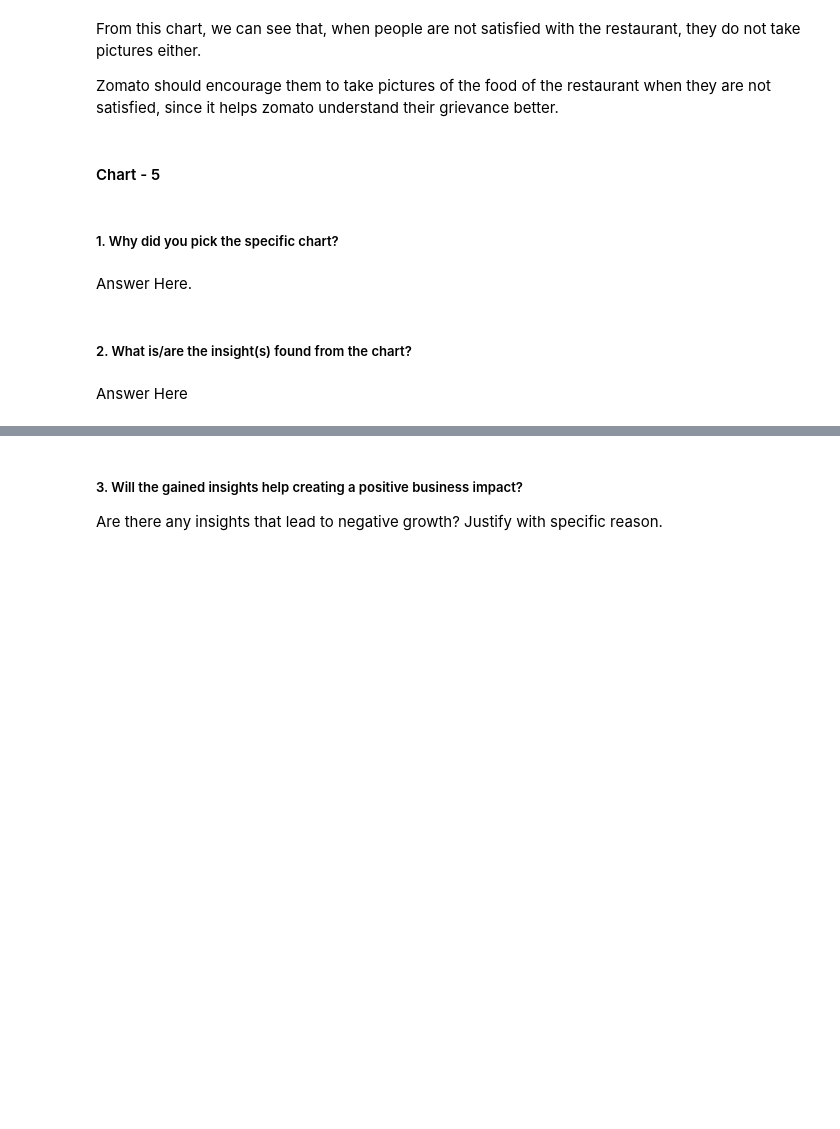
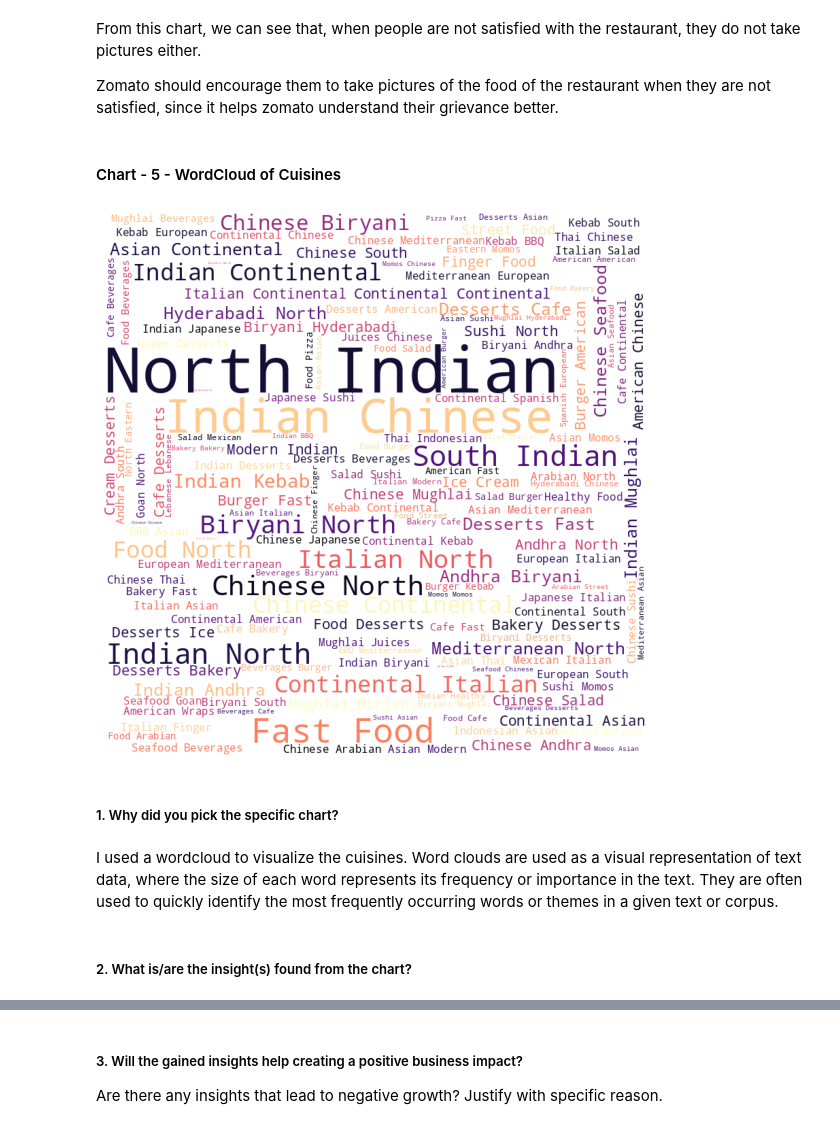
Before and after one commit to Sharath670/Zomato-Clustering-CP4, a Jupyter notebook: Zomato_Clustering.ipynb, the cells around one changed output, grey strips where cells are left out. Drawn from its saved outputs; the diff is of its cells as text; code cells hidden in the pictures; blank space fills up the shorter version.

```diff
--- a/Zomato_Clustering.ipynb
+++ b/Zomato_Clustering.ipynb
@@ -535,4 +535,4 @@ From this chart, we can see that, when people are not satisfied with the restaur
 
 Zomato should encourage them to take pictures of the food of the restaurant when they are not satisfied, since it helps zomato understand their grievance better.
 # %% [markdown]
-#### Chart - 5
+#### Chart - 5 - WordCloud of Cuisines
@@ -541,8 +541,19 @@ Zomato should encourage them to take pictures of the food of the restaurant when
+# %%
+words_string = " ".join(cuisines)
+
+# Create a word cloud object
+wordcloud = WordCloud(width=800, height=800, background_color='white',colormap='magma').generate(words_string)
+
+# Display the generated image
+plt.figure(figsize=(15,10))
+plt.imshow(wordcloud)
+plt.axis("off")
+plt.show()
+# %% [output]
+[figure, added]
 # %% [markdown]
 ##### 1. Why did you pick the specific chart?
-# %% [markdown]
-Answer Here.
+# %% [markdown]
+I used a wordcloud to visualize the cuisines. Word clouds are used as a visual representation of text data, where the size of each word represents its frequency or importance in the text. They are often used to quickly identify the most frequently occurring words or themes in a given text or corpus.
 # %% [markdown]
 ##### 2. What is/are the insight(s) found from the chart?
-# %% [markdown]
-Answer Here
```
Also changed, not shown: parts of 15 cells of this notebook.
